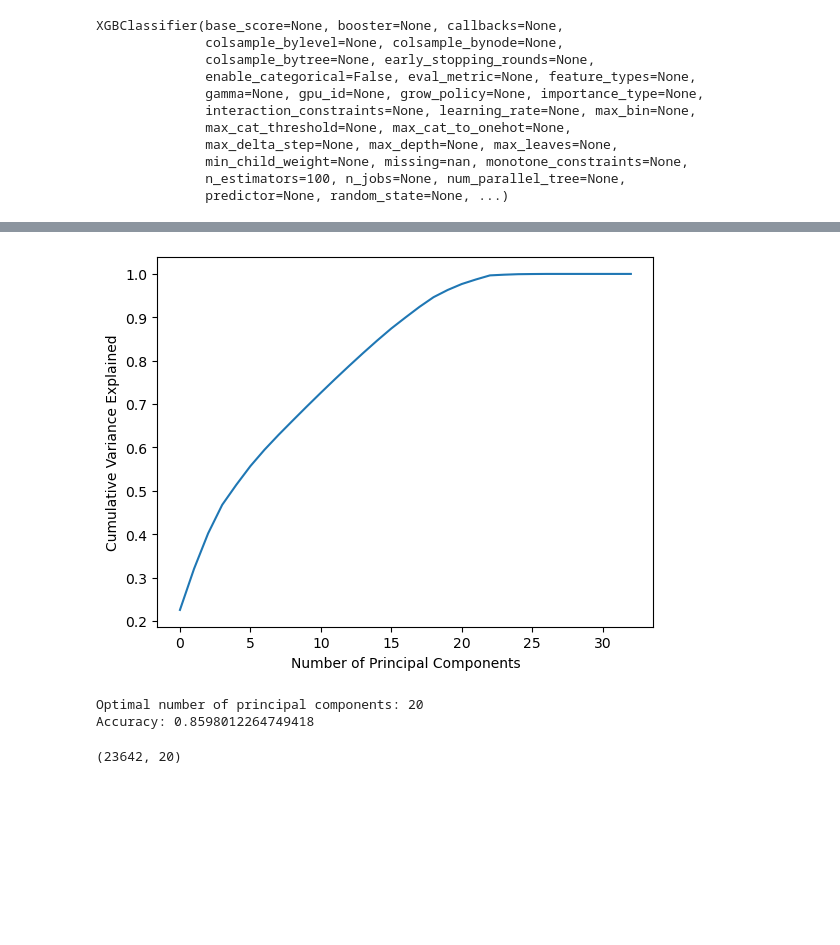
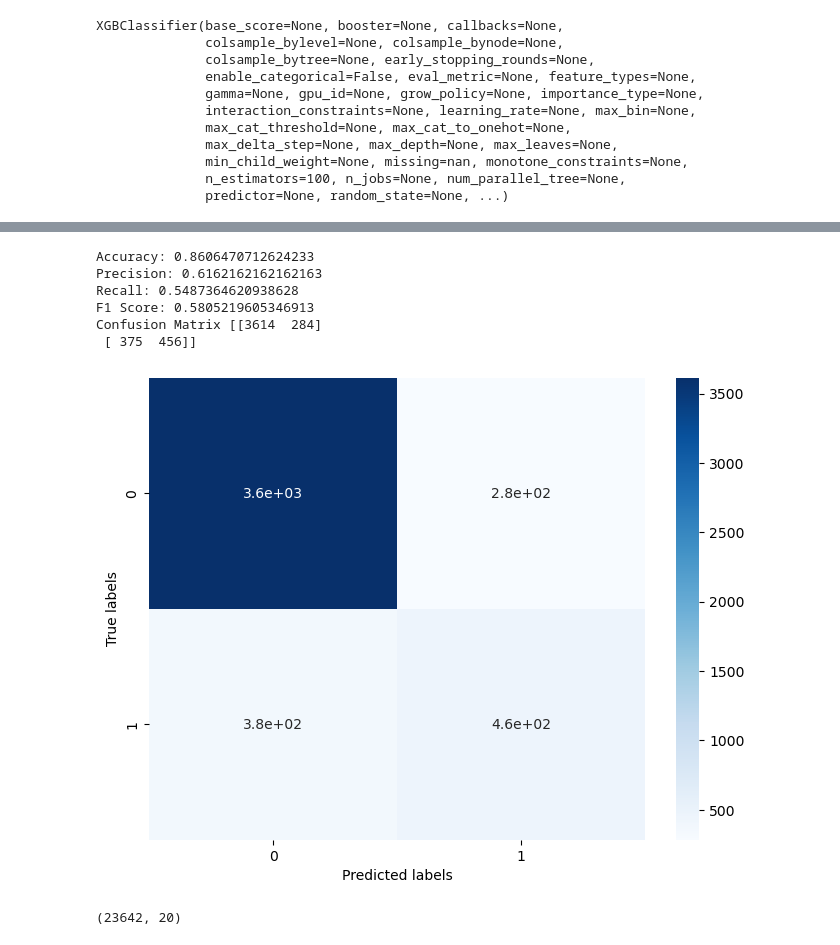
Before and after one commit to pratikjadhav2726/Group7-CECS550, a Jupyter notebook: Feature Engineering/Feature_Ranking.ipynb, the cells around one changed output, grey strips where cells are left out. Cells and saved outputs as stored; diff of their text form; code cells hidden in the pictures; blank space fills up the shorter version.

```diff
--- a/Feature Engineering/Feature_Ranking.ipynb
+++ b/Feature Engineering/Feature_Ranking.ipynb
@@ -149,60 +218,21 @@ shap.plots.bar(shap_values)
 # %%
-import pandas as pd
-from sklearn.decomposition import PCA
-from sklearn.preprocessing import StandardScaler
-
-# Load the dataset
-df = pd.read_csv('feature_Engineered_train.csv')
-df=df.dropna()
-# Split the data into features and target label
-X = df.drop('label', axis=1)
-y = df['label']
-# print(y)
-# One-hot encode the categorical features
-X = pd.get_dummies(X, columns=['action_type', 'age_range', 'gender'])
-
-# Standardize the features
-scaler = StandardScaler()
-X = scaler.fit_transform(X)
-
-# Perform PCA
-pca = PCA()
-X_pca = pca.fit_transform(X)
-
-# Calculate the variance explained by each principal component
-variance_explained = pca.explained_variance_ratio_
-
-# Plot the cumulative variance explained by the principal components
-cumulative_variance_explained = np.cumsum(variance_explained)
-plt.plot(cumulative_variance_explained)
-plt.xlabel('Number of Principal Components')
-plt.ylabel('Cumulative Variance Explained')
-plt.show()
-
-# Determine the optimal number of principal components to use
-n_components = np.argmax(cumulative_variance_explained >= 0.95) + 1
-print(f"Optimal number of principal components: {n_components}")
-
-# Use the optimal number of principal components to transform the data
-pca = PCA(n_components=n_components)
-X_pca = pca.fit_transform(X)
-
-# Split the data into training and testing sets
-X_train, X_test, y_train, y_test = train_test_split(X_pca, y, test_size=0.2, random_state=42)
-
 # Train a machine learning model on the transformed data
 model = RandomForestClassifier()
+
+
 model.fit(X_train, y_train)
 y_pred = model.predict(X_test)
 
-# Evaluate the model
-accuracy = accuracy_score(y_test, y_pred)
-print(f"Accuracy: {accuracy}")
-# y.head()
+%run '../Models/performance.ipynb'
+performance_scores(y_pred,y_test)
 # %% [output]
+Accuracy: 0.8606470712624233
+Precision: 0.6162162162162163
+Recall: 0.5487364620938628
+F1 Score: 0.5805219605346913
+Confusion Matrix [[3614  284]
+ [ 375  456]]
-[figure, old version]
+[figure, new version]
-Optimal number of principal components: 20
-Accuracy: 0.8598012264749418
 # %%
 X_pca.shape
 # %% [output]
```
Also changed, not shown: parts of 13 cells of this notebook, 10 other files.
